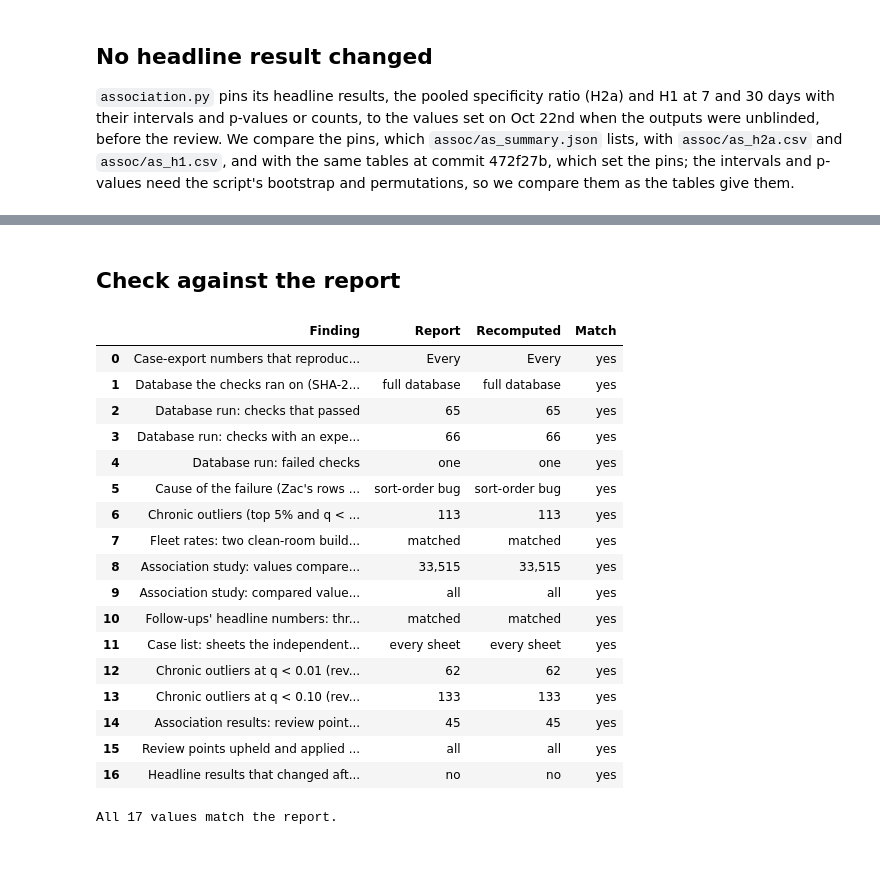
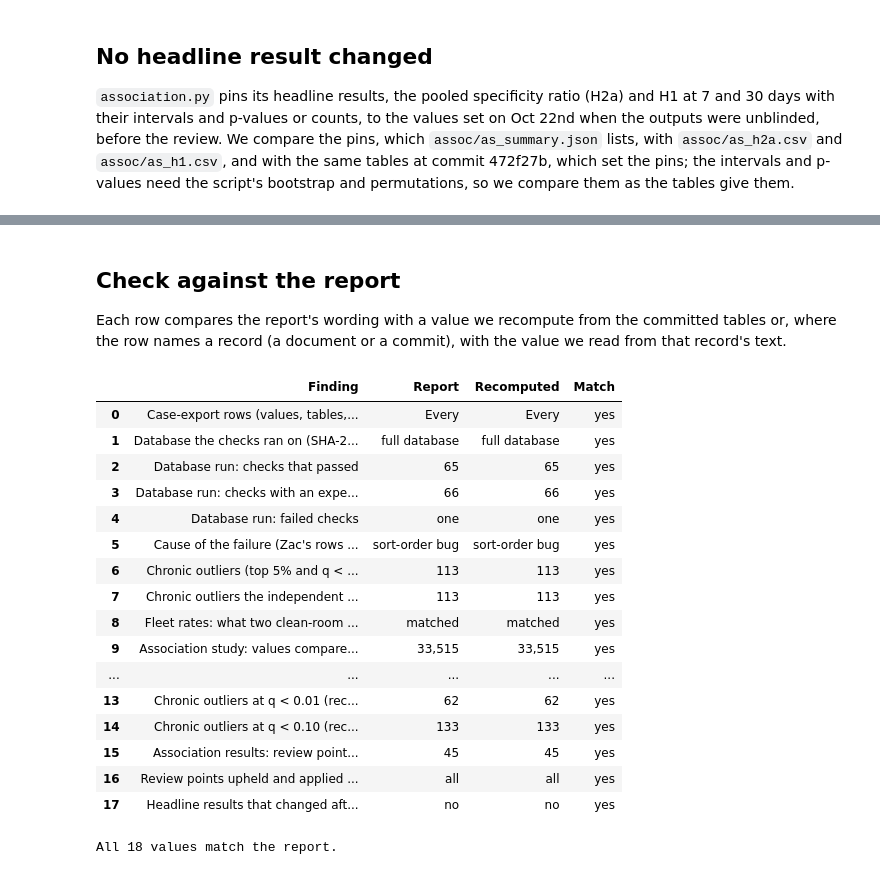
Before and after one commit to zach-yaninek/analytics-lab, a Jupyter notebook: notebooks/08_verification.ipynb, the cells around one changed output, grey strips where cells are left out. Saved outputs shown, nothing was run; the diff lists cells and outputs as text; code cells hidden in the pictures.

```diff
--- a/notebooks/08_verification.ipynb
+++ b/notebooks/08_verification.ipynb
@@ -303,13 +394,15 @@ docs/10 records that three clean-room builds, written from docs/09 alone, matche
 # %%
 followups_record = quote('docs/10_followups_results.md',
-                         r"Three builds, written from docs/09 alone without seeing the script, matched: Part A's global "
+                         r"Three builds, written from docs/09 alone without seeing the script, (\w+): Part A's global "
                          r"statistic exactly \(X = ([\d.]+)\), the gate's outcome, the decomposition to the ticket, and "
                          r"the halves; Part B's pairs, classes, directions and same-by-gap shares exactly; the null rates "
                          r"within simulation error\.")
+x_record = followups_record.group(2)
 primary = R.read_csv(OUT, 'followups/ag_tests.csv').set_index('variant').loc['primary']
 x_committed = R.num(primary.statistic_X, 3)
-followups_label = 'matched' if x_committed == followups_record.group(1) else 'differs from the record'
-print(f'followups/ag_tests.csv: global statistic X = {x_committed} (the record: {followups_record.group(1)}); the gate '
+followups_label = (followups_record.group(1) if x_committed == x_record
+                   else f'X = {x_committed} in ag_tests.csv vs. {x_record} in the record')
+print(f'followups/ag_tests.csv: global statistic X = {x_committed} (the record: {x_record}); the gate '
       f"{'passes' if str(primary.global_pass) == 'True' else 'fails'}, and the groups that pass are "
       f"{' and '.join(str(primary.groups_significant).split('; '))}.")
 # %% [output]
@@ -373,10 +450,10 @@ docs/08 records the skeptic review of the association results: five reviewers ch
 # %%
-review_record = quote('docs/08_association_results.md', r'A second reviewer then tried to refute each major finding; none '
-                      r'of the (\d+) findings was refuted\. All are applied here:')
-n_points = int(review_record.group(1))
+review_record = quote('docs/08_association_results.md', r'A second reviewer then tried to refute each major finding; '
+                      r'(\w+) of the (\d+) findings (?:was|were) refuted\. (\w+) are applied here:')
+refuted, n_points, applied = review_record.group(1), int(review_record.group(2)), review_record.group(3)
 review_commit = commit_quote('eeee532', r'Apply the item 8 skeptic review \((\d+) findings\) to the association study')
-assert int(review_commit.group(1)) == n_points
-upheld_label = 'all' if 'none of the' in review_record.group(0) and 'All are applied' in review_record.group(0) else 'not all'
+assert int(review_commit.group(1)) == n_points, 'the commit subject and docs/08 give different numbers of findings'
+upheld_label = 'all' if refuted == 'none' and applied == 'All' else f'{refuted} refuted, {applied.lower()} applied'
 changed = [f.rsplit('/', 1)[-1] for f in git('diff', '--name-only', '472f27b', 'eeee532', '--',
                                               'verification/outputs/assoc').split()]
 print(f'Association tables the review commit changed ({len(changed)}): {", ".join(changed)}.')
@@ -389,9 +466,6 @@ Association tables the review commit changed (6): as_by_type.csv, as_guard.csv,
 
 `association.py` pins its headline results, the pooled specificity ratio (H2a) and H1 at 7 and 30 days with their intervals and p-values or counts, to the values set on Oct 22nd when the outputs were unblinded, before the review. We compare the pins, which `assoc/as_summary.json` lists, with `assoc/as_h2a.csv` and `assoc/as_h1.csv`, and with the same tables at commit 472f27b, which set the pins; the intervals and p-values need the script's bootstrap and permutations, so we compare them as the tables give them.
 # %%
-import io
-
-
 def headline(h2a, h1):
     """The pinned headline rows of association.py: pooled H2a (log ratio, interval, permutation p) and H1 (ratio,
     interval, b, c) at 7 days (168 h) and 30 days (720 h)."""
@@ -411,15 +485,10 @@ def shown(name, v):
     return f'{v[0]:.2f} ({v[1]:.2f}–{v[2]:.2f}), b = {v[3]:.0f}, c = {v[4]:.0f}'
 
 
-def at_commit(sha, name):
-    """An association table as committed at an earlier commit, read from the repository's history."""
-    return pd.read_csv(io.StringIO(git('show', f'{sha}:verification/outputs/assoc/{name}')))
-
-
 summary = R.read_json(OUT, 'assoc/as_summary.json')
 pins = {c['check']: c['expected'] for c in summary['check_list'] if c['check'].startswith('pinned ')}
 now = headline(R.read_csv(OUT, 'assoc/as_h2a.csv'), R.read_csv(OUT, 'assoc/as_h1.csv'))
-before = headline(at_commit('472f27b', 'as_h2a.csv'), at_commit('472f27b', 'as_h1.csv'))
+before = headline(at_commit('472f27b', 'assoc/as_h2a.csv'), at_commit('472f27b', 'assoc/as_h1.csv'))
 assert set(pins) == set(now) == set(before)
 same = {name: bool(np.allclose(now[name], pins[name], rtol=0, atol=1e-6) and np.allclose(now[name], before[name]))
         for name in pins}
@@ -444,44 +513,48 @@ Headline results that differ from their pins or from commit 472f27b: 0 of 4.
 | H1, 30 days | 4.10 (3.06–5.79), b = 205, c = 50 | 4.10 (3.06–5.79), b = 205, c = 50 | 4.10 (3.06–5.79), b = 205, c = 50 | True |
 # %% [markdown]
 ## Check against the report
+
+Each row compares the report's wording with a value we recompute from the committed tables or, where the row names a record (a document or a commit), with the value we read from that record's text.
 # %%
 number_word = {0: 'no', 1: 'one', 2: 'two', 3: 'three'}
 R.check([
-    ('Case-export numbers that reproduce in all three implementations', 'Every', every_label),
+    ('Case-export rows (values, tables, and checks) that reproduce in all three implementations', 'Every',
+     every_label),
     ('Database the checks ran on (SHA-256 and transaction-count checks)', 'full database', db_label),
     ('Database run: checks that passed', '65', R.num(n_pass)),
     ('Database run: checks with an expected value', '66', R.num(n_checks)),
     ('Database run: failed checks', 'one', number_word.get(n_fail, R.num(n_fail))),
     ("Cause of the failure (Zac's rows reproduced once sorted)", 'sort-order bug', sort_label),
-    ('Chronic outliers (top 5% and q < 0.05)', '113', R.num(n_chronic)),
-    ('Fleet rates: two clean-room builds (docs/06 record)', 'matched', fleet_label),
+    ('Chronic outliers (top 5% and q < 0.05), recounted', '113', R.num(n_chronic)),
+    ('Chronic outliers the independent rebuild reproduced (docs/05 record)', '113', rebuild.group(1)),
+    ('Fleet rates: what two clean-room builds reproduced (docs/06 record)', 'matched', fleet_label),
     ('Association study: values compared per clean-room build (docs/07 record)', '33,515', R.num(n_cells)),
     ('Association study: compared values that matched (docs/07 record)', 'all', cells_label),
-    ("Follow-ups' headline numbers: three clean-room builds (docs/10 record)", 'matched', followups_label),
+    ("Follow-ups' headline numbers: three clean-room builds (docs/10 record, X as in ag_tests.csv)", 'matched',
+     followups_label),
     ('Case list: sheets the independent recount matched (commit cb7ff55)', 'every sheet', case_list_label),
-    ('Chronic outliers at q < 0.01 (review, docs/05)', '62', R.num(n_q01)),
-    ('Chronic outliers at q < 0.10 (review, docs/05)', '133', R.num(n_q10)),
+    ('Chronic outliers at q < 0.01 (recounted; docs/05 review)', '62', R.num(n_q01)),
+    ('Chronic outliers at q < 0.10 (recounted; docs/05 review)', '133', R.num(n_q10)),
     ('Association results: review points (docs/08 record)', '45', R.num(n_points)),
     ('Review points upheld and applied (docs/08 record)', 'all', upheld_label),
     ('Headline results that changed after the review', 'no', number_word.get(n_changed, R.num(n_changed))),
 ]);
 # %% [output]
 |  | Finding | Report | Recomputed | Match |
-| 0 | Case-export numbers that reproduc... | Every | Every | yes |
+| 0 | Case-export rows (values, tables,... | Every | Every | yes |
 | 1 | Database the checks ran on (SHA-2... | full database | full database | yes |
 | 2 | Database run: checks that passed | 65 | 65 | yes |
 | 3 | Database run: checks with an expe... | 66 | 66 | yes |
 | 4 | Database run: failed checks | one | one | yes |
 | 5 | Cause of the failure (Zac's rows ... | sort-order bug | sort-order bug | yes |
 | 6 | Chronic outliers (top 5% and q < ... | 113 | 113 | yes |
-| 7 | Fleet rates: two clean-room build... | matched | matched | yes |
-| 8 | Association study: values compare... | 33,515 | 33,515 | yes |
-| 9 | Association study: compared value... | all | all | yes |
-| 10 | Follow-ups' headline numbers: thr... | matched | matched | yes |
-| 11 | Case list: sheets the independent... | every sheet | every sheet | yes |
-| 12 | Chronic outliers at q < 0.01 (rev... | 62 | 62 | yes |
-| 13 | Chronic outliers at q < 0.10 (rev... | 133 | 133 | yes |
-| 14 | Association results: review point... | 45 | 45 | yes |
-| 15 | Review points upheld and applied ... | all | all | yes |
-| 16 | Headline results that changed aft... | no | no | yes |
+| 7 | Chronic outliers the independent ... | 113 | 113 | yes |
+| 8 | Fleet rates: what two clean-room ... | matched | matched | yes |
+| 9 | Association study: values compare... | 33,515 | 33,515 | yes |
+| ... | ... | ... | ... | ... |
+| 13 | Chronic outliers at q < 0.01 (rec... | 62 | 62 | yes |
+| 14 | Chronic outliers at q < 0.10 (rec... | 133 | 133 | yes |
+| 15 | Association results: review point... | 45 | 45 | yes |
+| 16 | Review points upheld and applied ... | all | all | yes |
+| 17 | Headline results that changed aft... | no | no | yes |
-All 17 values match the report.
+All 18 values match the report.
```
Also changed, not shown: parts of 18 cells of this notebook.
